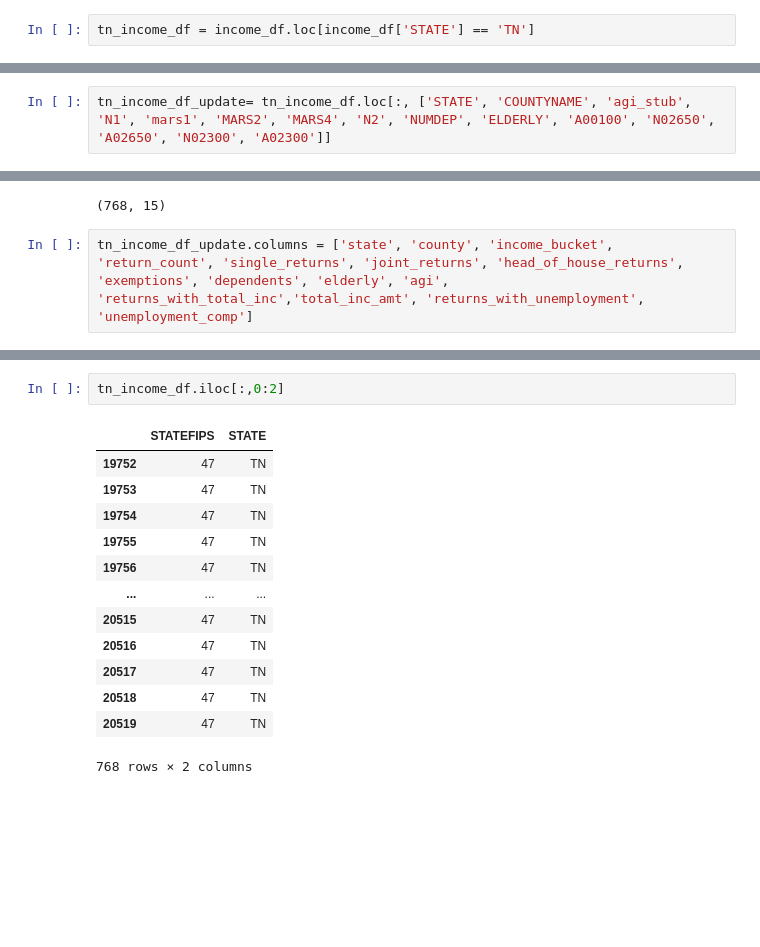
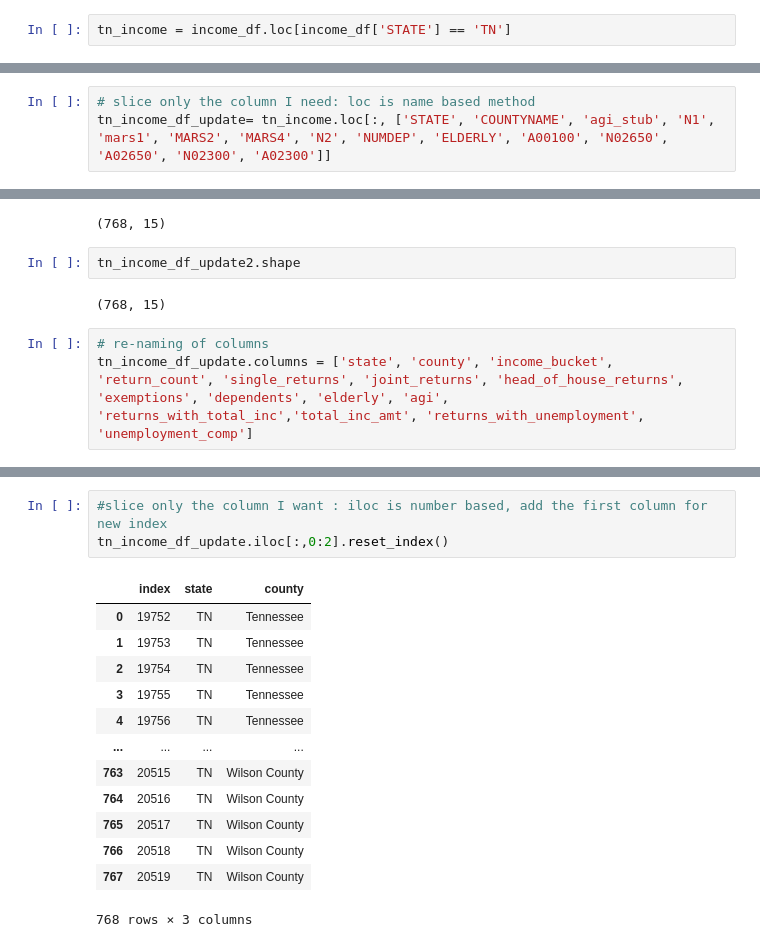
Before and after one commit to jinheepark0606/data-science-essentials-3, a Jupyter notebook: data/JP_week1.ipynb, the cells around one changed output, grey strips where cells are left out. Drawn from its saved outputs; the diff is of its cells as text; blank space fills up the shorter version.

```diff
--- a/data/JP_week1.ipynb
+++ b/data/JP_week1.ipynb
@@ -265,2 +286,2 @@ cancer_costs_df  diff    ha_costs_df     income_df       pd      test    tn
 # %%
-tn_income_df = income_df.loc[income_df['STATE'] == 'TN']
+tn_income = income_df.loc[income_df['STATE'] == 'TN']
@@ -289,4 +300,5 @@ tn_income_df.shape
 # %% [output]
 (768, 148)
 # %%
-tn_income_df_update= tn_income_df.loc[:, ['STATE', 'COUNTYNAME', 'agi_stub', 'N1', 'mars1', 'MARS2', 'MARS4', 'N2', 'NUMDEP', 'ELDERLY', 'A00100', 'N02650', 'A02650', 'N02300', 'A02300']]
+# slice only the column I need: loc is name based method
+tn_income_df_update= tn_income.loc[:, ['STATE', 'COUNTYNAME', 'agi_stub', 'N1', 'mars1', 'MARS2', 'MARS4', 'N2', 'NUMDEP', 'ELDERLY', 'A00100', 'N02650', 'A02650', 'N02300', 'A02300']]
@@ -302,7 +324,12 @@ tn_income_df.shape
 tn_income_df_update.shape
 # %% [output]
 (768, 15)
+# %%
+tn_income_df_update2.shape
+# %% [output]
+(768, 15)
 # %%
+# re-naming of columns
 tn_income_df_update.columns = ['state', 'county', 'income_bucket', 'return_count', 'single_returns', 'joint_returns', 'head_of_house_returns', 'exemptions', 'dependents', 'elderly', 'agi', 'returns_with_total_inc','total_inc_amt', 'returns_with_unemployment', 'unemployment_comp']
 # %%
 tn_income_df_update.head(5)
@@ -313,19 +340,20 @@ tn_income_df_update.head(5)
 | 19754 | TN | Tennessee | 3 | 717430 | 398720 | 115040 | 189290 | ... |
 | 19755 | TN | Tennessee | 4 | 759340 | 355970 | 217710 | 159890 | ... |
 | 19756 | TN | Tennessee | 5 | 396810 | 128390 | 215890 | 42240 | ... |
-# %%
-tn_income_df.iloc[:,0:2]
-# %% [output]
-|  | STATEFIPS | STATE |
-| 19752 | 47 | TN |
-| 19753 | 47 | TN |
-| 19754 | 47 | TN |
-| 19755 | 47 | TN |
-| 19756 | 47 | TN |
-| ... | ... | ... |
-| 20515 | 47 | TN |
-| 20516 | 47 | TN |
-| 20517 | 47 | TN |
-| 20518 | 47 | TN |
-| 20519 | 47 | TN |
-768 rows × 2 columns
+# %%
+#slice only the column I want : iloc is number based, add the first column for new index
+tn_income_df_update.iloc[:,0:2].reset_index()
+# %% [output]
+|  | index | state | county |
+| 0 | 19752 | TN | Tennessee |
+| 1 | 19753 | TN | Tennessee |
+| 2 | 19754 | TN | Tennessee |
+| 3 | 19755 | TN | Tennessee |
+| 4 | 19756 | TN | Tennessee |
+| ... | ... | ... | ... |
+| 763 | 20515 | TN | Wilson County |
+| 764 | 20516 | TN | Wilson County |
+| 765 | 20517 | TN | Wilson County |
+| 766 | 20518 | TN | Wilson County |
+| 767 | 20519 | TN | Wilson County |
+768 rows × 3 columns
```
Also changed, not shown: parts of 61 cells of this notebook.
